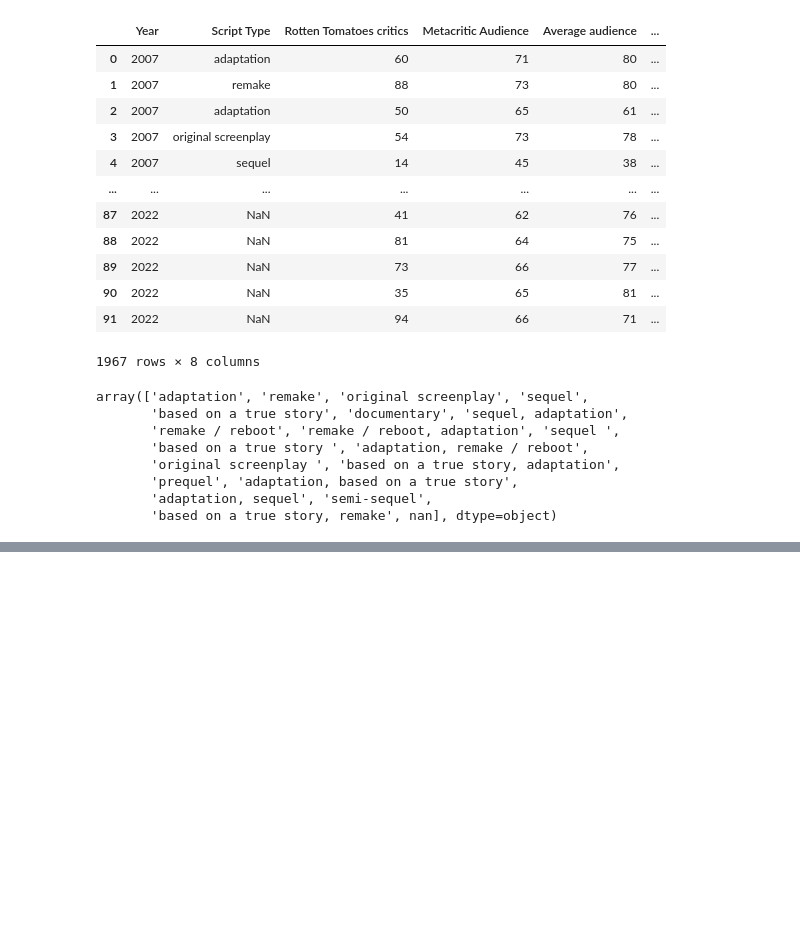
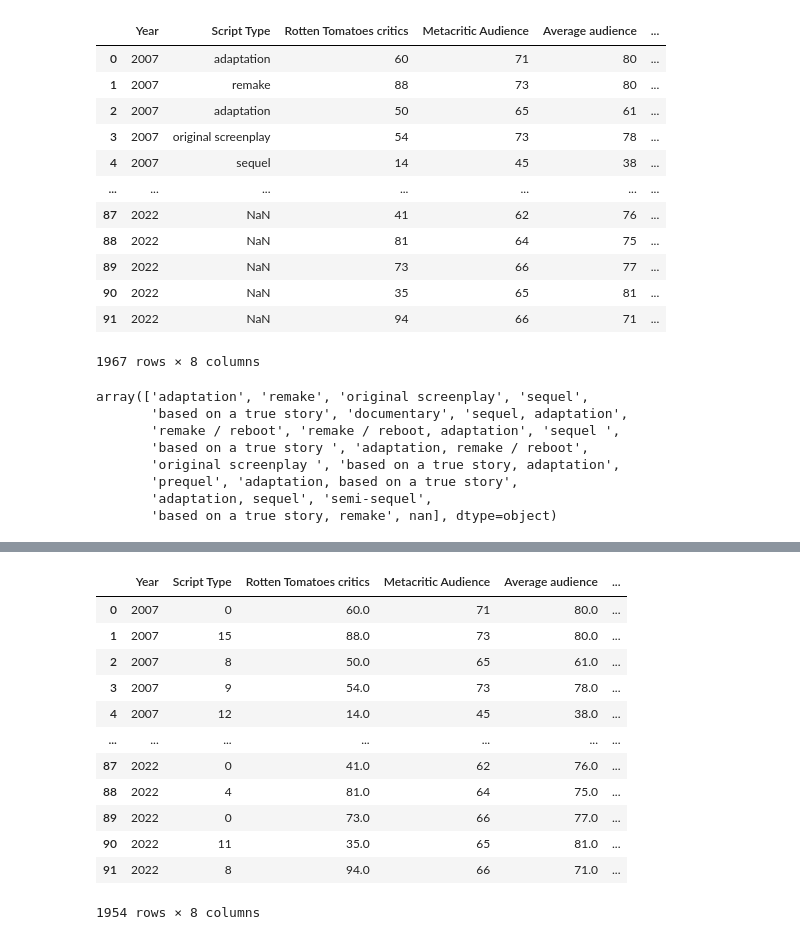
Before and after one commit to thaiiss7/machine-learning, a Jupyter notebook: aula01/main.ipynb, the cells around one changed output, grey strips where cells are left out. Saved outputs shown, nothing was run; the diff lists cells and outputs as text; code cells hidden in the pictures; blank space fills up the shorter version.

Commit message:
feat labelencoder

```diff
--- a/aula01/main.ipynb
+++ b/aula01/main.ipynb
@@ -96,0 +130,8 @@ array(['adaptation', 'remake', 'original', 'unknown', 'real', 'sequel',
+# %%
+coluna ='Rotten Tomatoes  critics'
+df = df[df[coluna] != '-']
+df[coluna].dropna(inplace=True)
+
+df[coluna] = pd.to_numeric(df[coluna])
+
+df[coluna].unique()
@@ -96,0 +158,8 @@ array(['adaptation', 'remake', 'original', 'unknown', 'real', 'sequel',
+# %%
+coluna ='Average audience '
+df = df[df[coluna] != '-']
+df[coluna].dropna(inplace=True)
+
+df[coluna] = pd.to_numeric(df[coluna])
+
+df[coluna].unique()
@@ -96,0 +178,4 @@ array(['adaptation', 'remake', 'original', 'unknown', 'real', 'sequel',
+# %%
+coluna = 'Primary Genre'
+df[coluna] = df[coluna].fillna('unknown')
+df[coluna].value_counts()
@@ -96,0 +201,24 @@ array(['adaptation', 'remake', 'original', 'unknown', 'real', 'sequel',
+# %%
+from sklearn.preprocessing import LabelEncoder
+
+le = LabelEncoder()
+df['Primary Genre'] = le.fit_transform(df['Primary Genre'])
+
+le2 = LabelEncoder()
+df['Script Type'] = le2.fit_transform(df['Script Type'])
+
+df
+# %% [output]
+|  | Year | Script Type | Rotten Tomatoes critics | Metacritic Audience | Average audience | ... |
+| 0 | 2007 | 0 | 60.0 | 71 | 80.0 | ... |
+| 1 | 2007 | 15 | 88.0 | 73 | 80.0 | ... |
+| 2 | 2007 | 8 | 50.0 | 65 | 61.0 | ... |
+| 3 | 2007 | 9 | 54.0 | 73 | 78.0 | ... |
+| 4 | 2007 | 12 | 14.0 | 45 | 38.0 | ... |
+| ... | ... | ... | ... | ... | ... | ... |
+| 87 | 2022 | 0 | 41.0 | 62 | 76.0 | ... |
+| 88 | 2022 | 4 | 81.0 | 64 | 75.0 | ... |
+| 89 | 2022 | 0 | 73.0 | 66 | 77.0 | ... |
+| 90 | 2022 | 11 | 35.0 | 65 | 81.0 | ... |
+| 91 | 2022 | 8 | 94.0 | 66 | 71.0 | ... |
+1954 rows × 8 columns
```
Also changed, not shown: parts of 6 cells of this notebook.
